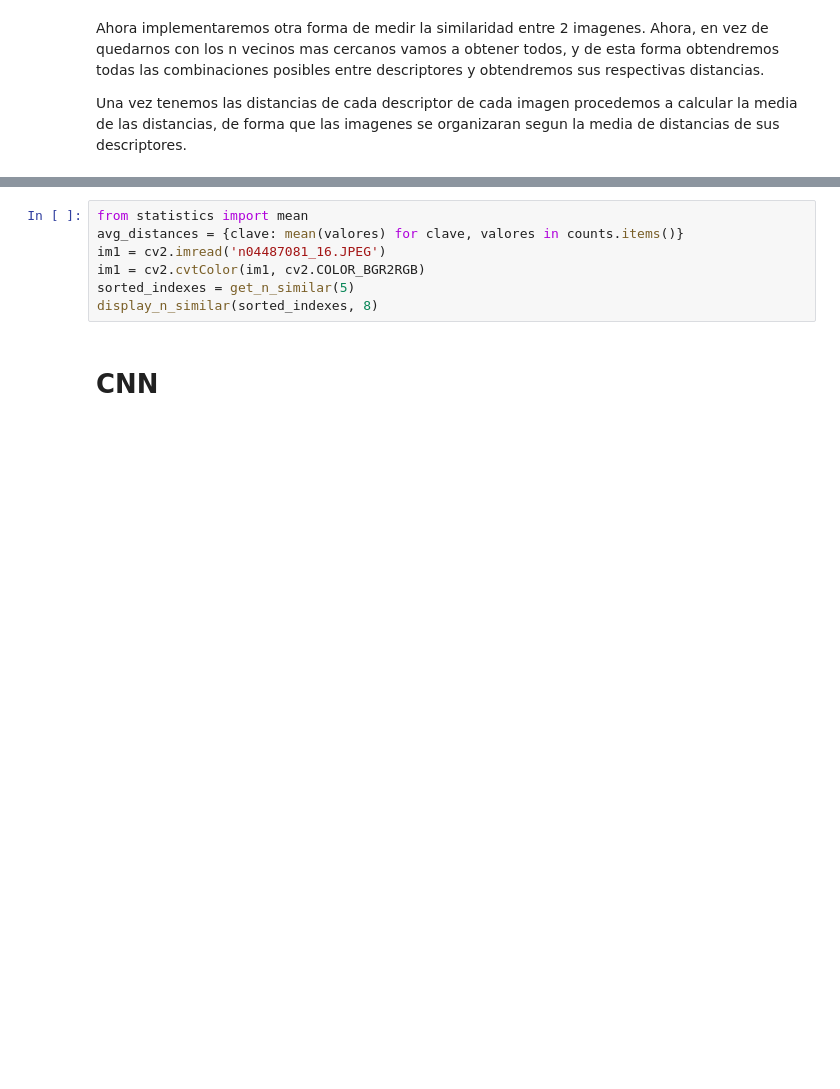
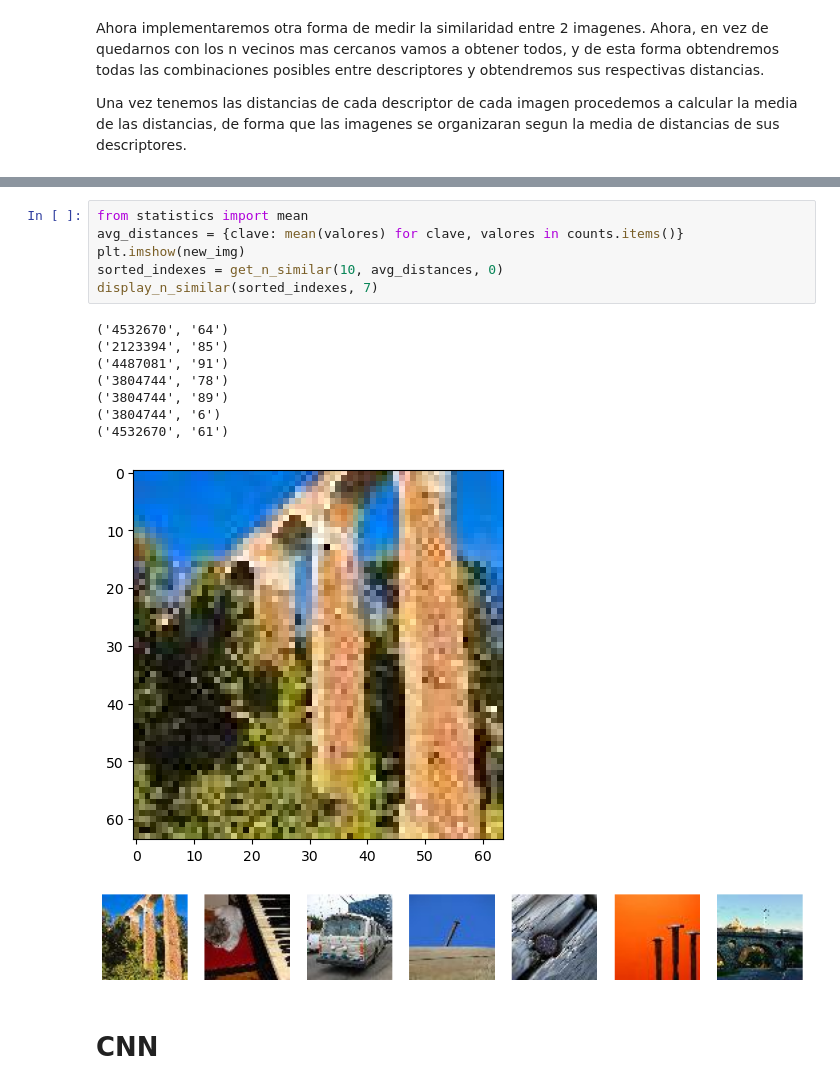
Before and after one commit to MrGG14/CBIR, a Jupyter notebook: CBIR.ipynb, the cells around one changed output, grey strips where cells are left out. Drawn from its saved outputs; the diff is of its cells as text; blank space fills up the shorter version.

```diff
--- a/CBIR.ipynb
+++ b/CBIR.ipynb
@@ -193,10 +173,19 @@ error: OpenCV(4.6.0) D:\a\opencv-python\opencv-python\opencv\modules\imgproc\src
 # %%
 from statistics import mean
 avg_distances = {clave: mean(valores) for clave, valores in counts.items()}
-im1 = cv2.imread('n04487081_16.JPEG')
-im1 = cv2.cvtColor(im1, cv2.COLOR_BGR2RGB)
-sorted_indexes = get_n_similar(5)
-display_n_similar(sorted_indexes, 8)
+plt.imshow(new_img)
+sorted_indexes = get_n_similar(10, avg_distances, 0)
+display_n_similar(sorted_indexes, 7)
+# %% [output]
+('4532670', '64')
+('2123394', '85')
+('4487081', '91')
+('3804744', '78')
+('3804744', '89')
+('3804744', '6')
+('4532670', '61')
+[figure, added]
+[figure, added]
 # %% [markdown]
 # CNN
 # %%
```
Also changed, not shown: parts of 8 cells of this notebook.
